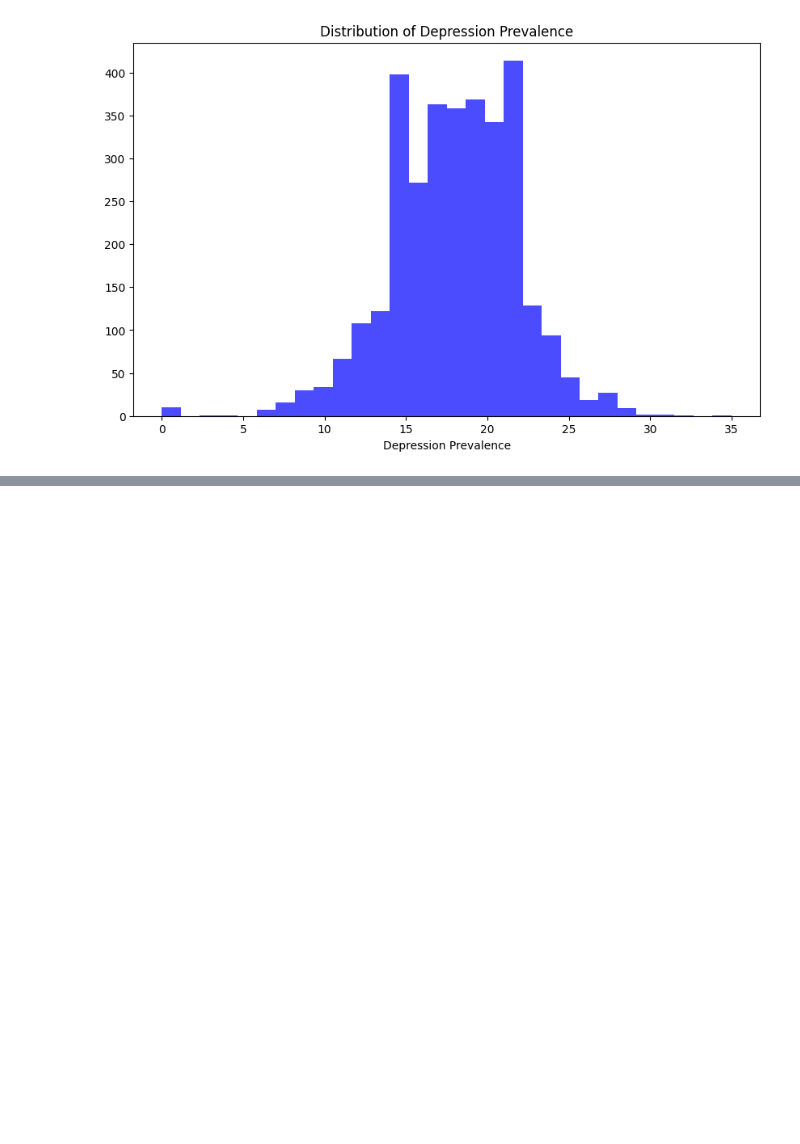
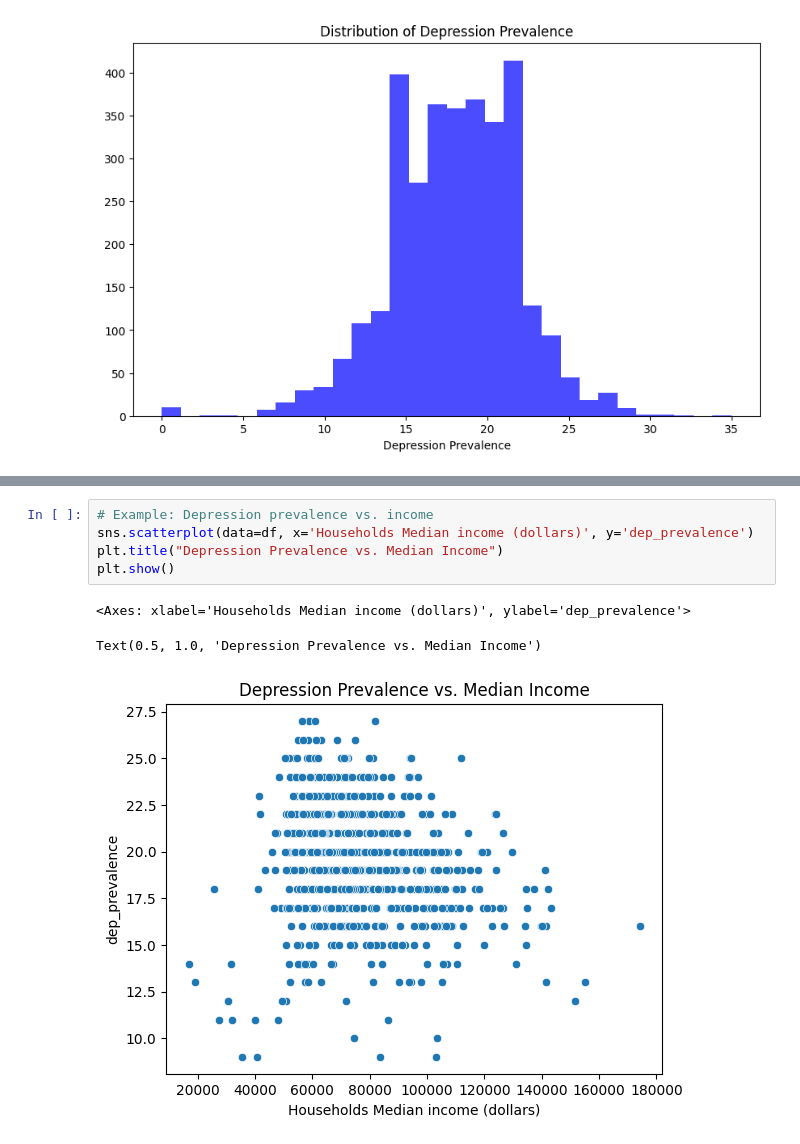
Before and after one commit to EZags/Milliman-Project-2025, a Jupyter notebook: 2_EDA.ipynb, the cells around one changed output, grey strips where cells are left out. Saved outputs shown, nothing was run; the diff lists cells and outputs as text; blank space fills up the shorter version.

```diff
--- a/2_EDA.ipynb
+++ b/2_EDA.ipynb
@@ -40,0 +127,9 @@ Text(0.5, 0, 'Depression Prevalence')
+# %%
+# Example: Depression prevalence vs. income
+sns.scatterplot(data=df, x='Households Median income (dollars)', y='dep_prevalence')
+plt.title("Depression Prevalence vs. Median Income")
+plt.show()
+# %% [output]
+<Axes: xlabel='Households Median income (dollars)', ylabel='dep_prevalence'>
+Text(0.5, 1.0, 'Depression Prevalence vs. Median Income')
+[figure, added]
```
Also changed, not shown: parts of 10 cells of this notebook.
